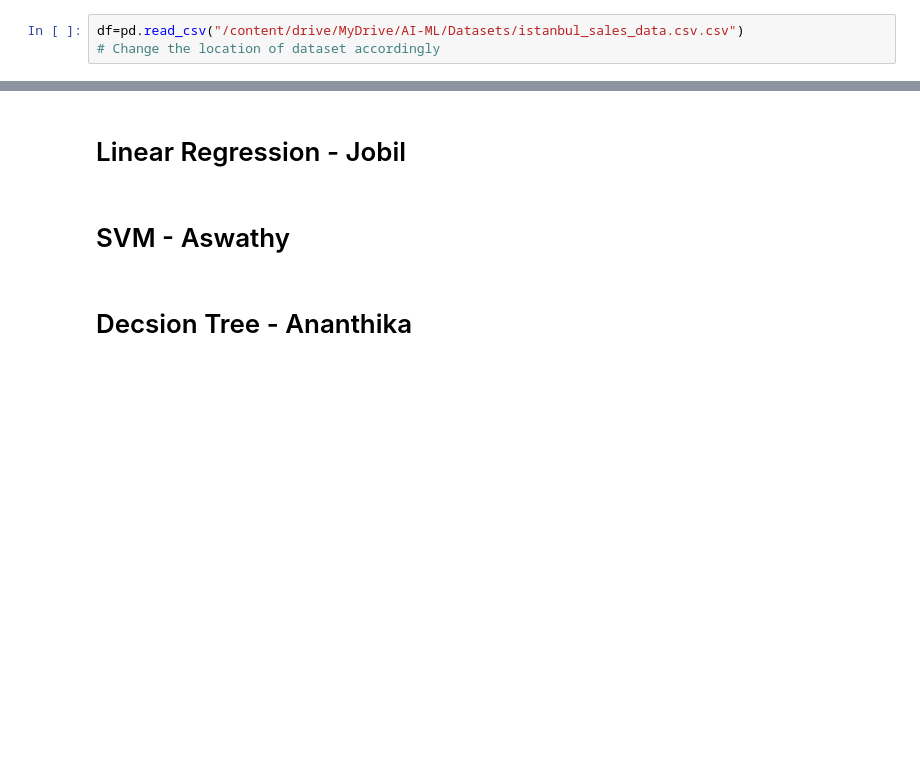
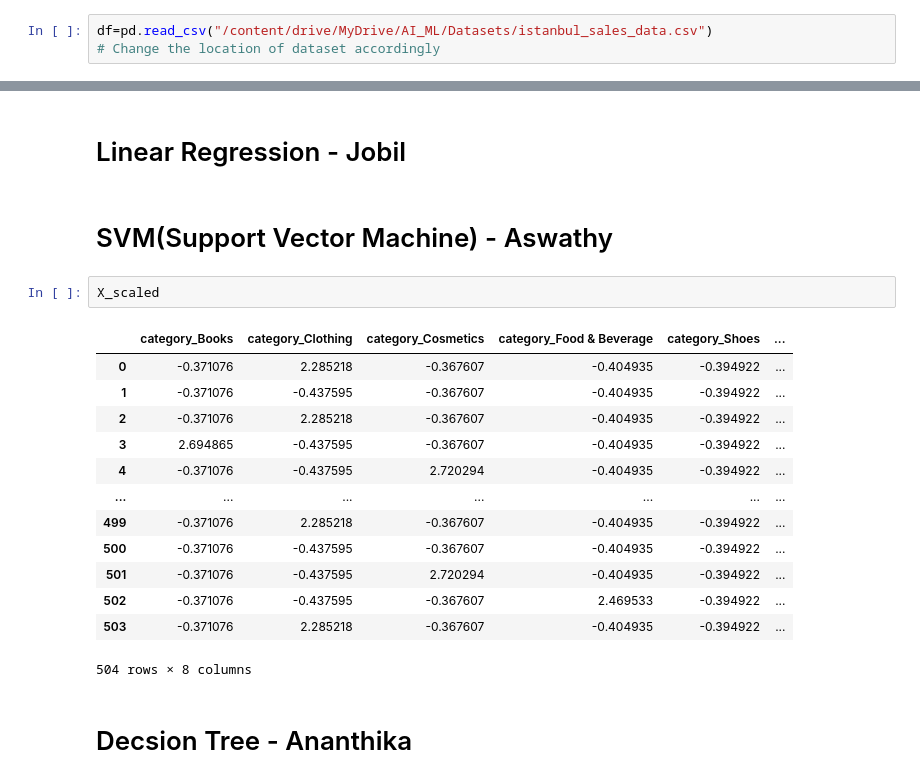
Before and after one commit to AlvinManoj05/Data-Preprocessing-Project, a Jupyter notebook: Data_Processing_Group_Assignment.ipynb, the cells around one changed output, grey strips where cells are left out. Saved outputs shown, nothing was run; the diff lists cells and outputs as text; blank space fills up the shorter version.

```diff
--- a/Data_Processing_Group_Assignment.ipynb
+++ b/Data_Processing_Group_Assignment.ipynb
@@ -12,5 +13,5 @@ import matplotlib.pyplot as plt
 # %% [markdown]
 ## 2. Load Dataset
 # %%
-df=pd.read_csv("/content/drive/MyDrive/AI-ML/Datasets/istanbul_sales_data.csv.csv")
+df=pd.read_csv("/content/drive/MyDrive/AI_ML/Datasets/istanbul_sales_data.csv")
 # Change the location of dataset accordingly
@@ -410,6 +410,22 @@ dtype: float64
 # %% [markdown]
 # Linear Regression - Jobil
 # %% [markdown]
-# SVM - Aswathy
+# SVM(Support Vector Machine) - Aswathy
+# %%
+X_scaled
+# %% [output]
+|  | category_Books | category_Clothing | category_Cosmetics | category_Food & Beverage | category_Shoes | ... |
+| 0 | -0.371076 | 2.285218 | -0.367607 | -0.404935 | -0.394922 | ... |
+| 1 | -0.371076 | -0.437595 | -0.367607 | -0.404935 | -0.394922 | ... |
+| 2 | -0.371076 | 2.285218 | -0.367607 | -0.404935 | -0.394922 | ... |
+| 3 | 2.694865 | -0.437595 | -0.367607 | -0.404935 | -0.394922 | ... |
+| 4 | -0.371076 | -0.437595 | 2.720294 | -0.404935 | -0.394922 | ... |
+| ... | ... | ... | ... | ... | ... | ... |
+| 499 | -0.371076 | 2.285218 | -0.367607 | -0.404935 | -0.394922 | ... |
+| 500 | -0.371076 | -0.437595 | -0.367607 | -0.404935 | -0.394922 | ... |
+| 501 | -0.371076 | -0.437595 | 2.720294 | -0.404935 | -0.394922 | ... |
+| 502 | -0.371076 | -0.437595 | -0.367607 | 2.469533 | -0.394922 | ... |
+| 503 | -0.371076 | 2.285218 | -0.367607 | -0.404935 | -0.394922 | ... |
+504 rows × 8 columns
 # %% [markdown]
 # Decsion Tree - Ananthika
```
Also changed, not shown: parts of 4 cells of this notebook.
